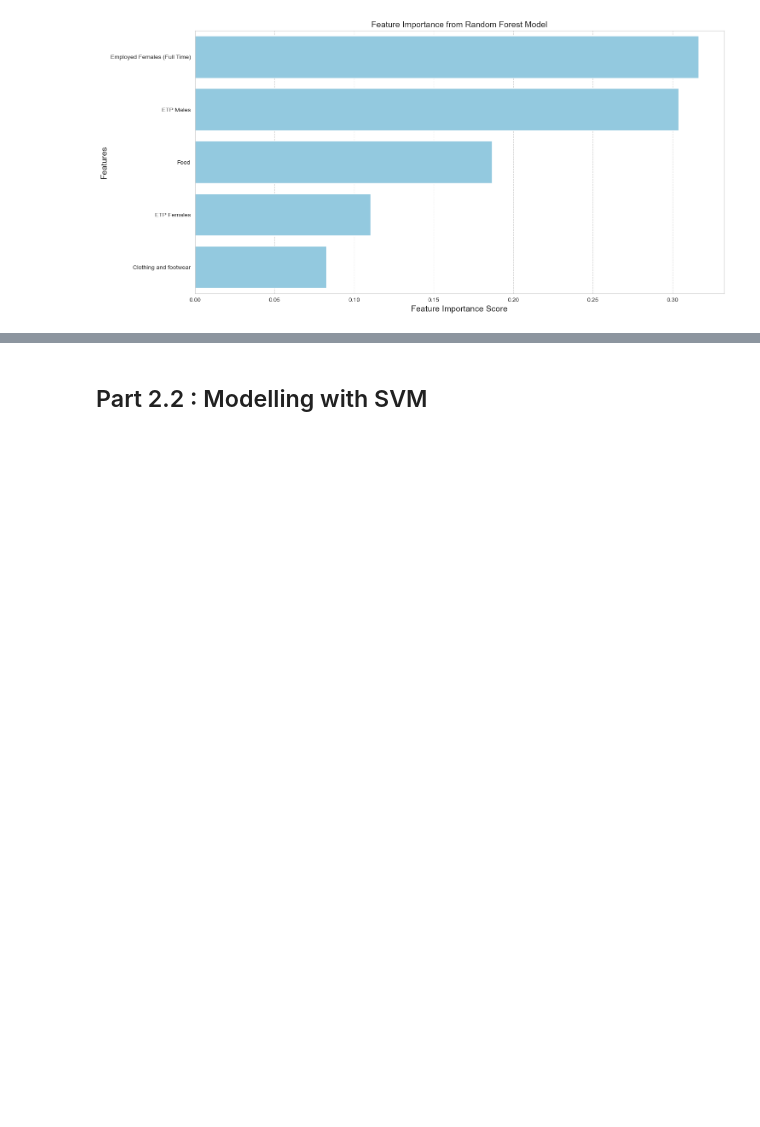
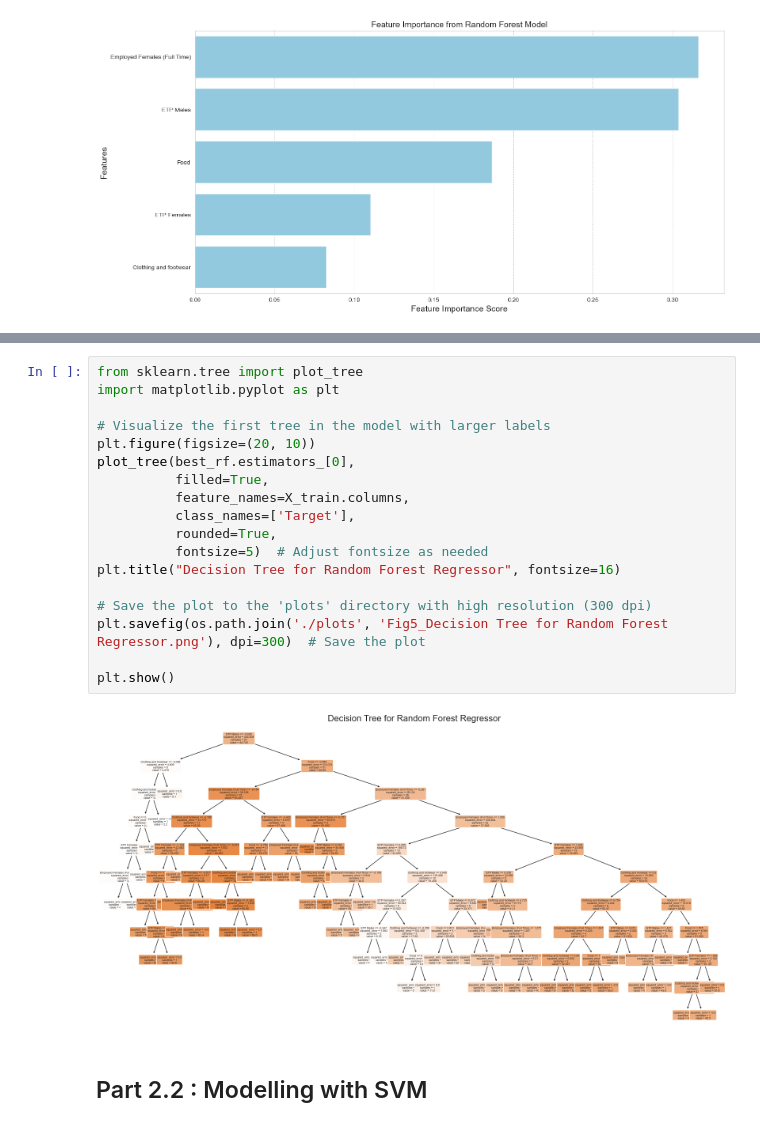
Before and after one commit to Keegawho198/Work-and-wealth-insights, a Jupyter notebook: Project4_WorkingOut_2.ipynb, the cells around one changed output, grey strips where cells are left out. Drawn from its saved outputs; the diff is of its cells as text; blank space fills up the shorter version.

```diff
--- a/Project4_WorkingOut_2.ipynb
+++ b/Project4_WorkingOut_2.ipynb
@@ -479,3 +487,23 @@ st.show_tree(which_tree=0)
+# %%
+from sklearn.tree import plot_tree
+import matplotlib.pyplot as plt
+
+# Visualize the first tree in the model with larger labels
+plt.figure(figsize=(20, 10))
+plot_tree(best_rf.estimators_[0],
+          filled=True,
+          feature_names=X_train.columns,
+          class_names=['Target'],
+          rounded=True,
+          fontsize=5)  # Adjust fontsize as needed
+plt.title("Decision Tree for Random Forest Regressor", fontsize=16)
+
+# Save the plot to the 'plots' directory with high resolution (300 dpi)
+plt.savefig(os.path.join('./plots', 'Fig5_Decision Tree for Random Forest Regressor.png'), dpi=300)  # Save the plot
+
+plt.show()
+# %% [output]
+[figure, added]
 # %% [markdown]
 <h2>Part 2.2 : Modelling with SVM</h2>
 # %%
```
Also changed, not shown: parts of 5 cells of this notebook.
